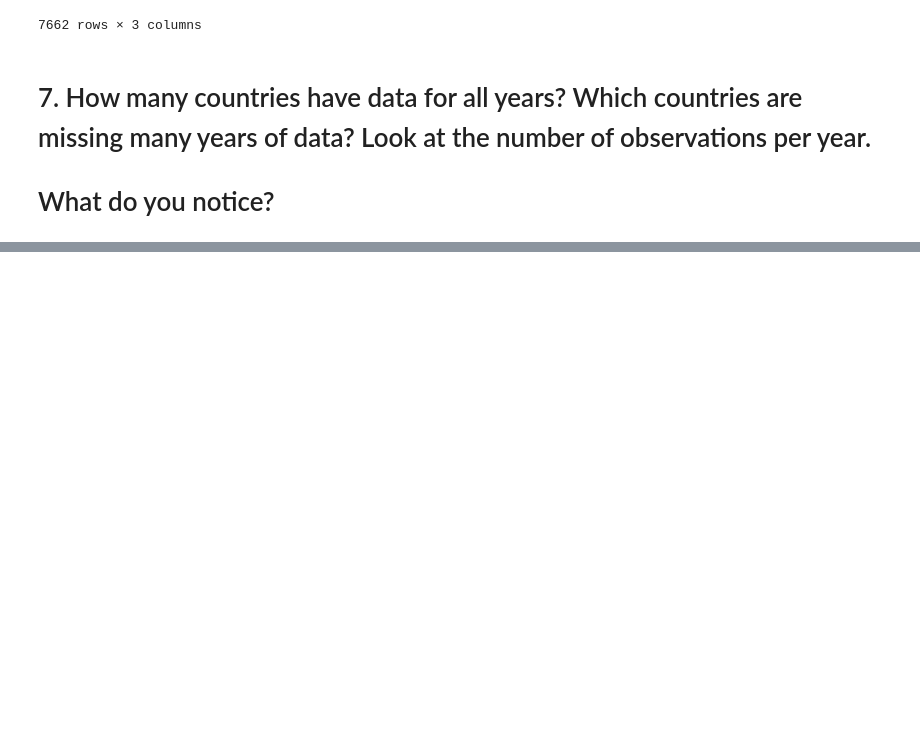
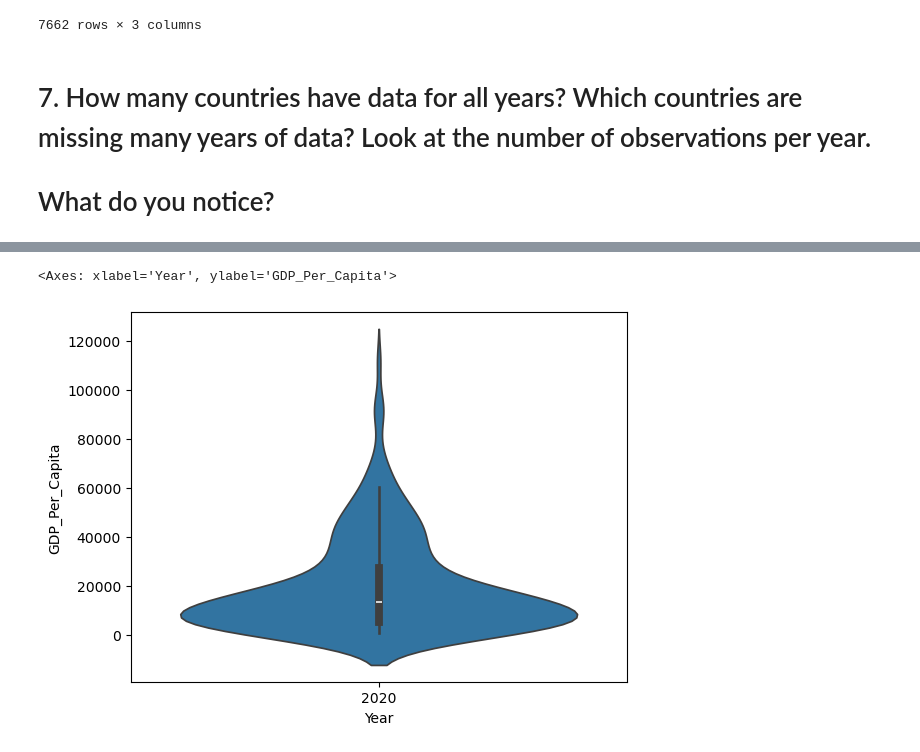
Before and after one commit to NSS-Data-Analytics-Cohort-12/un-python-HaylieCannon, a Jupyter notebook: notebooks/unproject.ipynb, the cells around one changed output, grey strips where cells are left out. Drawn from its saved outputs; the diff is of its cells as text; code cells hidden in the pictures; blank space fills up the shorter version.

```diff
--- a/notebooks/unproject.ipynb
+++ b/notebooks/unproject.ipynb
@@ -93,0 +112,6 @@ gdp_df_rename.hist()
+# %%
+#violin plot
+sns.violinplot(x=gdp_df_2020["Year"], y=gdp_df_2020["GDP_Per_Capita"])
+# %% [output]
+<Axes: xlabel='Year', ylabel='GDP_Per_Capita'>
+[figure, added]
```
Also changed, not shown: parts of 27 cells of this notebook.
